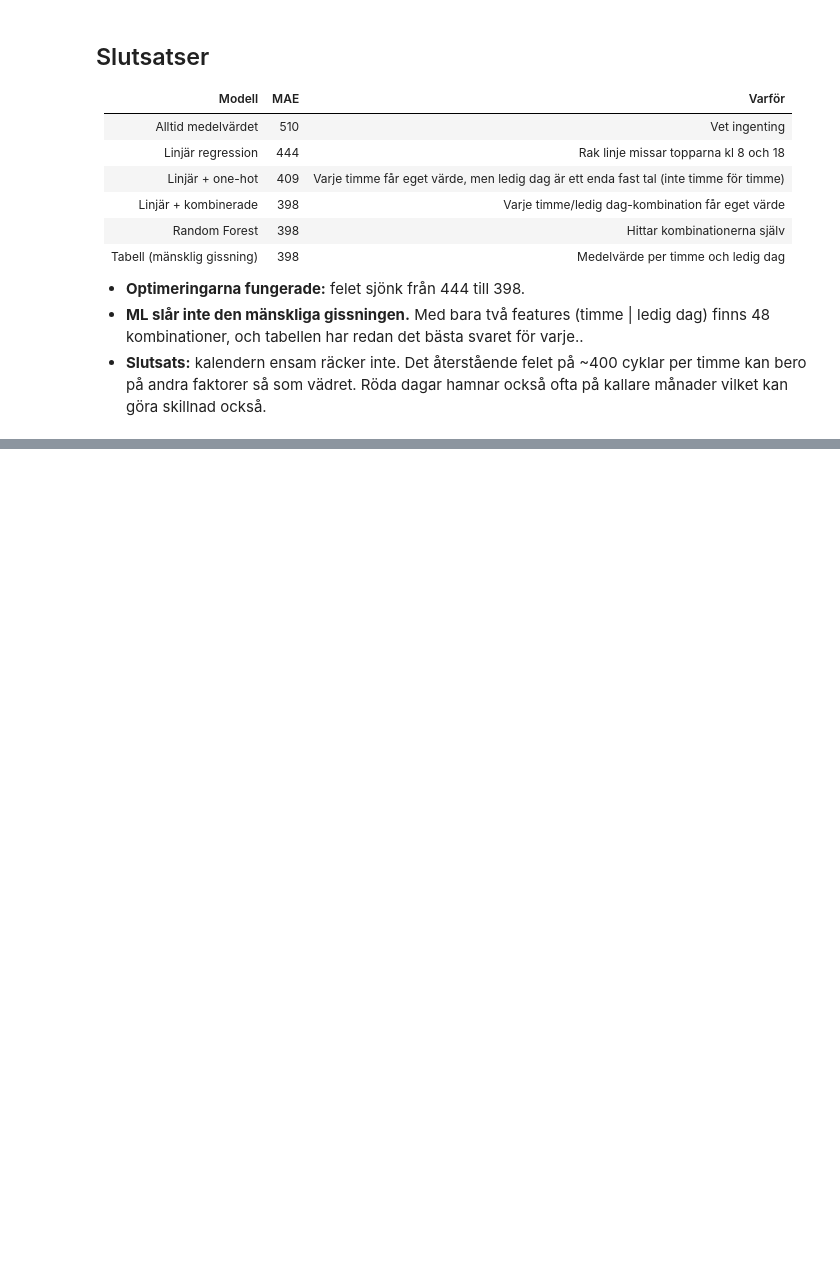
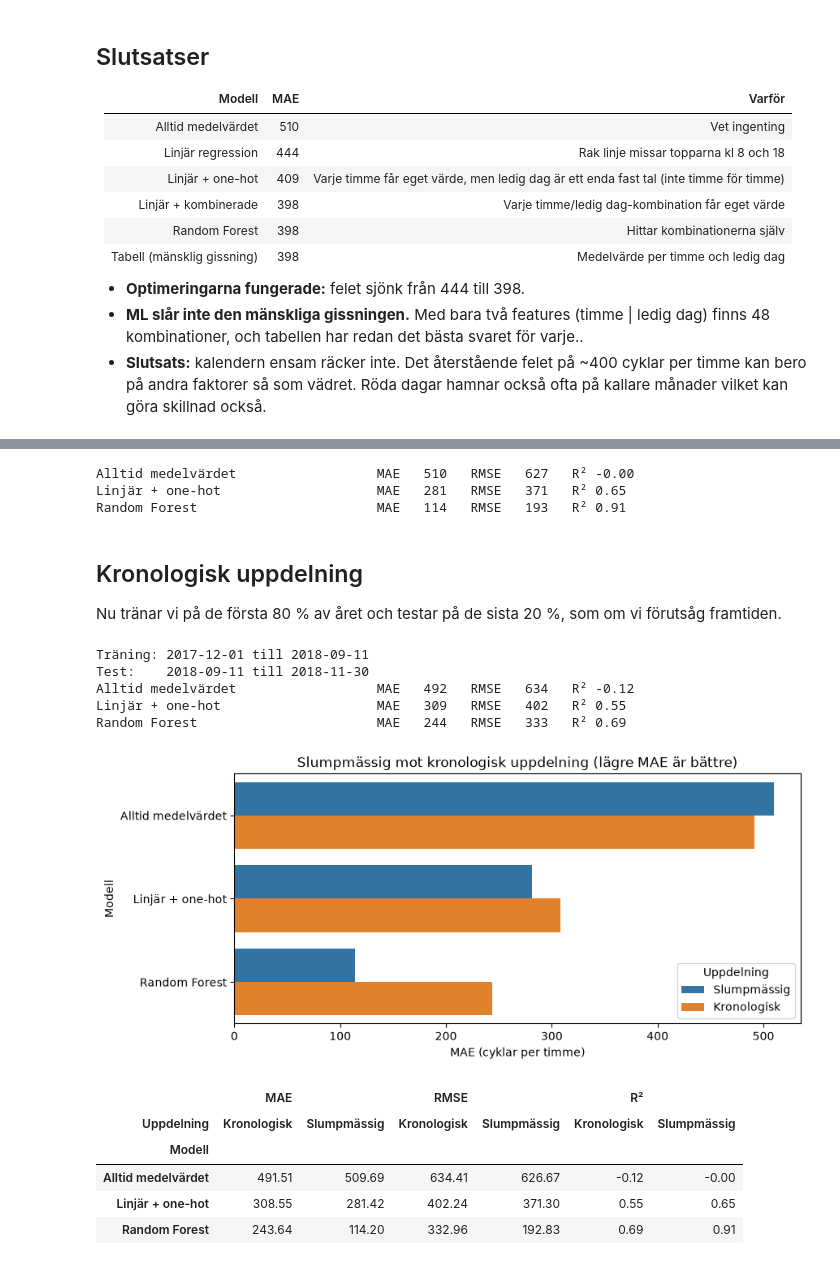
Before and after one commit to ThatMayBeTheCase/seoul-bike-demand, a Jupyter notebook: notebooks/Tider och dagar.ipynb, the cells around one changed output, grey strips where cells are left out. Cells and saved outputs as stored; diff of their text form; code cells hidden in the pictures; blank space fills up the shorter version.

```diff
--- a/notebooks/Tider och dagar.ipynb
+++ b/notebooks/Tider och dagar.ipynb
@@ -329,0 +454,80 @@ dtype: float64
+# %%
+FEATURES = ["Hour", "Ledig dag"] + VADER_OPT
+X_alla = df[FEATURES]
+
+X_train_a, X_test_a, y_train_a, y_test_a = train_test_split(X_alla, y, test_size=0.2, random_state=42)
+
+resultat_slump = []
+resultat_slump.append(utvardera("Alltid medelvärdet", y_test_a, [y_train_a.mean()] * len(y_test_a)))
+
+X_alla_oh = pd.get_dummies(X_alla, columns=["Hour"])
+X_train_aoh, X_test_aoh, _, _ = train_test_split(X_alla_oh, y, test_size=0.2, random_state=42)
+modell_lr_a = LinearRegression()
+modell_lr_a.fit(X_train_aoh, y_train_a)
+resultat_slump.append(utvardera("Linjär + one-hot", y_test_a, modell_lr_a.predict(X_test_aoh)))
+
+modell_rf_a = RandomForestRegressor(n_estimators=100, random_state=42, n_jobs=-1)
+modell_rf_a.fit(X_train_a, y_train_a)
+resultat_slump.append(utvardera("Random Forest", y_test_a, modell_rf_a.predict(X_test_a)))
+# %% [output]
+Alltid medelvärdet                  MAE   510   RMSE   627   R² -0.00
+Linjär + one-hot                    MAE   281   RMSE   371   R² 0.65
+Random Forest                       MAE   114   RMSE   193   R² 0.91
+# %% [markdown]
+## Kronologisk uppdelning
+Nu tränar vi på de första 80 % av året och testar på de sista 20 %, som om vi
+förutsåg framtiden.
+# %%
+# De första 80 % blir träning, de sista 20 % blir test
+df_tid = df.sort_values(["Date", "Hour"])
+grans = int(len(df_tid) * 0.8)
+train_tid = df_tid.iloc[:grans]
+test_tid = df_tid.iloc[grans:]
+
+print("Träning:", train_tid["Date"].min().date(), "till", train_tid["Date"].max().date())
+print("Test:   ", test_tid["Date"].min().date(), "till", test_tid["Date"].max().date())
+
+X_train_t = train_tid[FEATURES]
+X_test_t = test_tid[FEATURES]
+y_train_t = train_tid[TARGET]
+y_test_t = test_tid[TARGET]
+
+resultat_tid = []
+resultat_tid.append(utvardera("Alltid medelvärdet", y_test_t, [y_train_t.mean()] * len(y_test_t)))
+
+X_tid_oh = pd.get_dummies(df_tid[FEATURES], columns=["Hour"])
+modell_lr_t = LinearRegression()
+modell_lr_t.fit(X_tid_oh.iloc[:grans], y_train_t)
+resultat_tid.append(utvardera("Linjär + one-hot", y_test_t, modell_lr_t.predict(X_tid_oh.iloc[grans:])))
+
+modell_rf_t = RandomForestRegressor(n_estimators=100, random_state=42)
+modell_rf_t.fit(X_train_t, y_train_t)
+pred_rf_t = modell_rf_t.predict(X_test_t)
+resultat_tid.append(utvardera("Random Forest", y_test_t, pred_rf_t))
+# %% [output]
+Träning: 2017-12-01 till 2018-09-11
+Test:    2018-09-11 till 2018-11-30
+Alltid medelvärdet                  MAE   492   RMSE   634   R² -0.12
+Linjär + one-hot                    MAE   309   RMSE   402   R² 0.55
+Random Forest                       MAE   244   RMSE   333   R² 0.69
+# %%
+jamfor = pd.concat([
+	pd.DataFrame(resultat_slump).assign(Uppdelning="Slumpmässig"),
+	pd.DataFrame(resultat_tid).assign(Uppdelning="Kronologisk"),
+])
+
+plt.figure(figsize=(9, 4))
+sns.barplot(data=jamfor, x="MAE", y="Modell", hue="Uppdelning")
+plt.title("Slumpmässig mot kronologisk uppdelning (lägre MAE är bättre)")
+plt.xlabel("MAE (cyklar per timme)")
+plt.show()
+
+jamfor.pivot(index="Modell", columns="Uppdelning", values=["MAE", "RMSE", "R²"]).round(2)
+# %% [output]
+[figure, added]
+|  | MAE |  | RMSE |  | R² |  |
+| Uppdelning | Kronologisk | Slumpmässig | Kronologisk | Slumpmässig | Kronologisk | Slumpmässig |
+| Modell |  |  |  |  |  |  |
+| Alltid medelvärdet | 491.51 | 509.69 | 634.41 | 626.67 | -0.12 | -0.00 |
+| Linjär + one-hot | 308.55 | 281.42 | 402.24 | 371.30 | 0.55 | 0.65 |
+| Random Forest | 243.64 | 114.20 | 332.96 | 192.83 | 0.69 | 0.91 |
```
Also changed, not shown: parts of 26 cells of this notebook.
